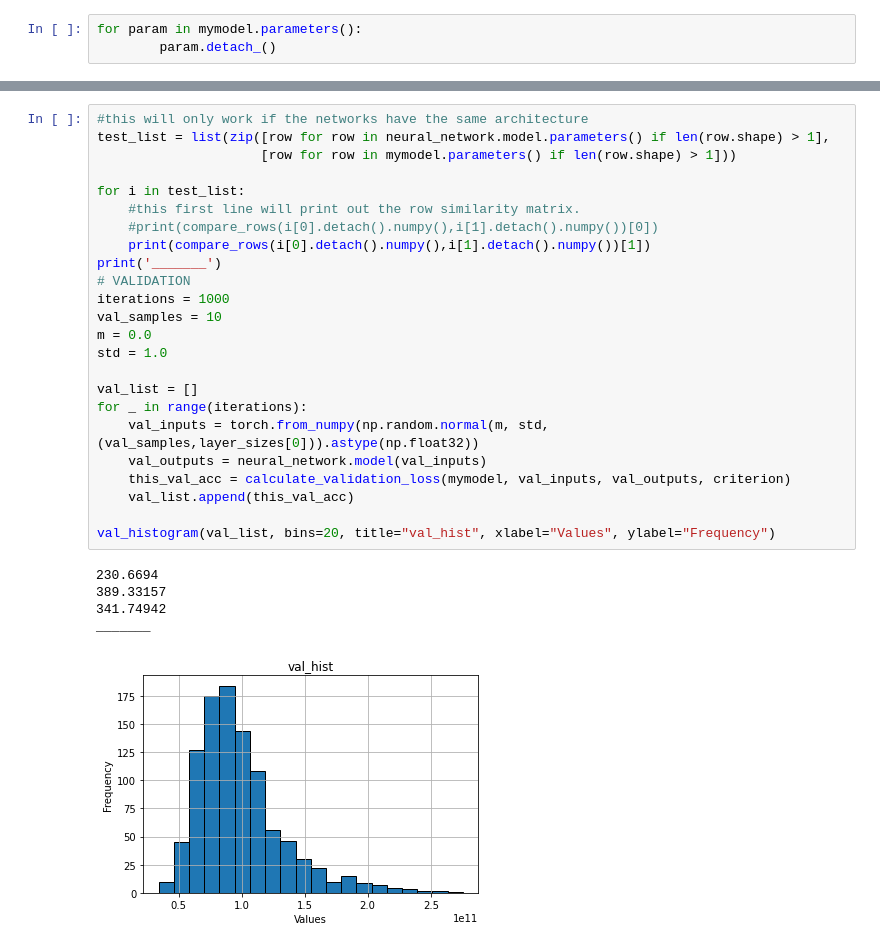
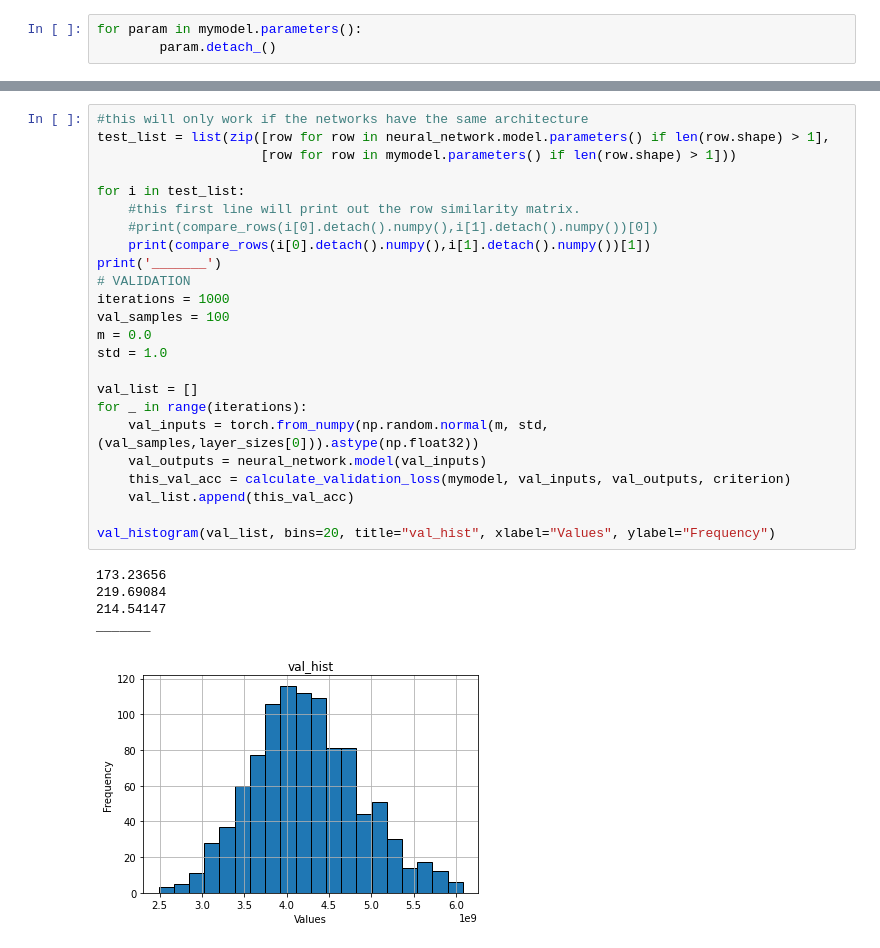
Before and after one commit to dallingordon/LABNET, a Jupyter notebook: labnet_implementation_adjusted_mean_walk.ipynb, the cells around one changed output, grey strips where cells are left out. Drawn from its saved outputs; the diff is of its cells as text.

```diff
--- a/labnet_implementation_adjusted_mean_walk.ipynb
+++ b/labnet_implementation_adjusted_mean_walk.ipynb
@@ -443,33 +425,33 @@ tensor(2.3065)
 # %%
 #this will only work if the networks have the same architecture
 test_list = list(zip([row for row in neural_network.model.parameters() if len(row.shape) > 1],
                      [row for row in mymodel.parameters() if len(row.shape) > 1]))
 
 for i in test_list:
     #this first line will print out the row similarity matrix.
     #print(compare_rows(i[0].detach().numpy(),i[1].detach().numpy())[0])
     print(compare_rows(i[0].detach().numpy(),i[1].detach().numpy())[1])
 print('_______')
 # VALIDATION
 iterations = 1000
-val_samples = 10
+val_samples = 100
 m = 0.0
 std = 1.0
 
 val_list = []
 for _ in range(iterations):
     val_inputs = torch.from_numpy(np.random.normal(m, std, (val_samples,layer_sizes[0])).astype(np.float32))
     val_outputs = neural_network.model(val_inputs)
     this_val_acc = calculate_validation_loss(mymodel, val_inputs, val_outputs, criterion)
     val_list.append(this_val_acc)
 
 val_histogram(val_list, bins=20, title="val_hist", xlabel="Values", ylabel="Frequency")
 # %% [output]
-230.6694
-389.33157
-341.74942
+173.23656
+219.69084
+214.54147
 _______
-[figure, old version]
+[figure, new version]
 # %%
 ##x_range = (99998,100000) to view final weights
 lab.graph(diff=0,graph_together = False, plot_size = (15,5) )
```
Also changed, not shown: parts of 8 cells of this notebook, 1 other file.
